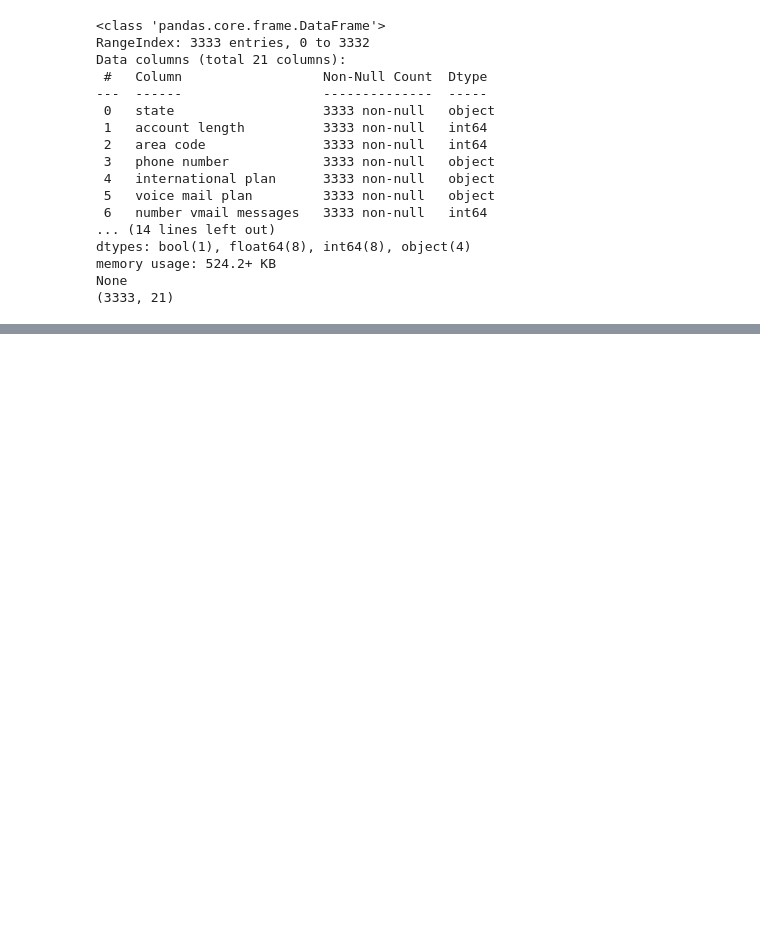
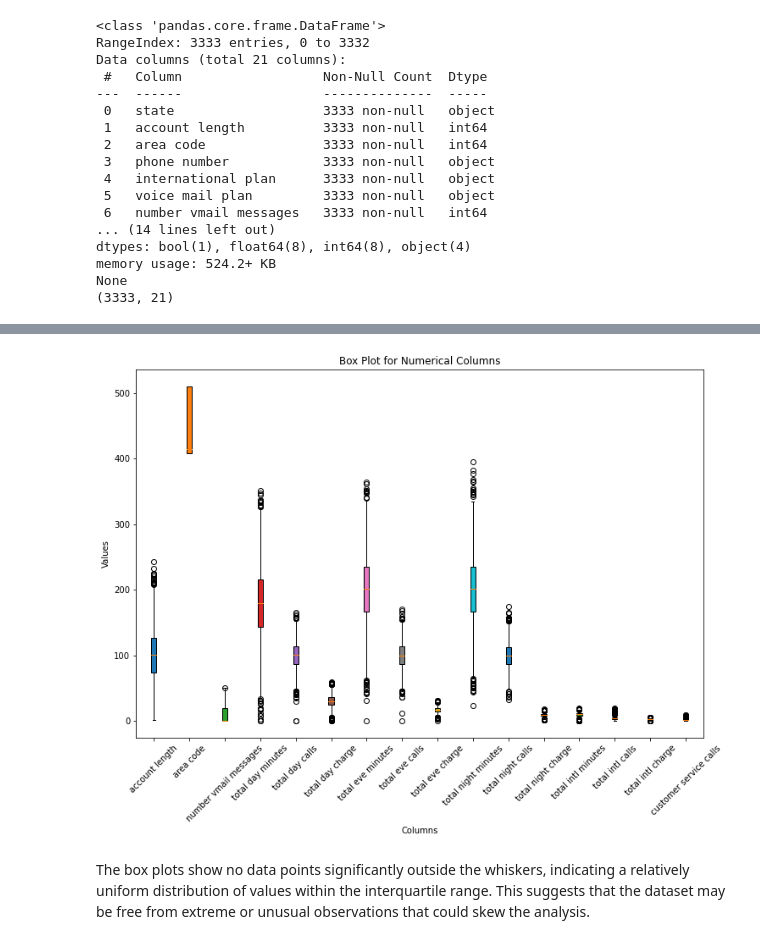
Before and after one commit to Agai-Beryl/Predicting-Customer-Churn-For-A-Leading-Telco-Using-Machine-Learning, a Jupyter notebook: MachineLearning.ipynb, the cells around one changed output, grey strips where cells are left out. Saved outputs shown, nothing was run; the diff lists cells and outputs as text; code cells hidden in the pictures; blank space fills up the shorter version.

Commit message:
Check for outliers

```diff
--- a/MachineLearning.ipynb
+++ b/MachineLearning.ipynb
@@ -324,0 +338,17 @@ None
+# %%
+#Creating a class instance
+
+class DatasetLoader:
+    def __init__(self, file_path):
+        self.file_path = file_path
+
+    def load_dataset(self):
+        # Load the dataset
+        dataset = pd.read_csv(self.file_path)
+        return dataset
+
+#Applying this to our dataset
+
+loader = DatasetLoader("bigml_59c28831336c6604c800002a.csv")
+dataset = loader.load_dataset()
+dataset.head()
@@ -324,0 +518,33 @@ None
+# %%
+#Instantiate the class and initialize it
+
+class OutlierVisualizer:
+    def __init__(self, dataset):
+        self.dataset = dataset
+
+    def visualize_outliers(self):
+        # Select numerical columns for visualization
+        numerical_columns = self.dataset.select_dtypes(include=['int64', 'float64']).columns
+
+        # Create a single plot with box plots for all numerical columns with different colors
+        plt.figure(figsize=(12, 8))
+        plt.title('Box Plot for Numerical Columns')
+
+        # Create box plots for each numerical column with dynamically generated colors
+        colors = plt.cm.tab10.colors  # Get a list of colors from the 'tab10' colormap
+        for i, column in enumerate(numerical_columns):
+            color_index = i % len(colors)  # Ensure index stays within the range of colors
+            plt.boxplot(self.dataset[column], positions=[i], patch_artist=True, boxprops=dict(facecolor=colors[color_index]))
+
+        plt.xticks(range(len(numerical_columns)), numerical_columns, rotation=45)  # Set x-axis ticks and labels
+        plt.xlabel('Columns')
+        plt.ylabel('Values')
+        plt.show()
+
+#Calling it to our dataset
+visualizer = OutlierVisualizer(dataset)
+visualizer.visualize_outliers()
+# %% [output]
+[figure, added]
+# %% [markdown]
+The box plots show no data points significantly outside the whiskers, indicating a relatively uniform distribution of values within the interquartile range. This suggests that the dataset may be free from extreme or unusual observations that could skew the analysis.
```
Also changed, not shown: parts of 12 cells of this notebook.
